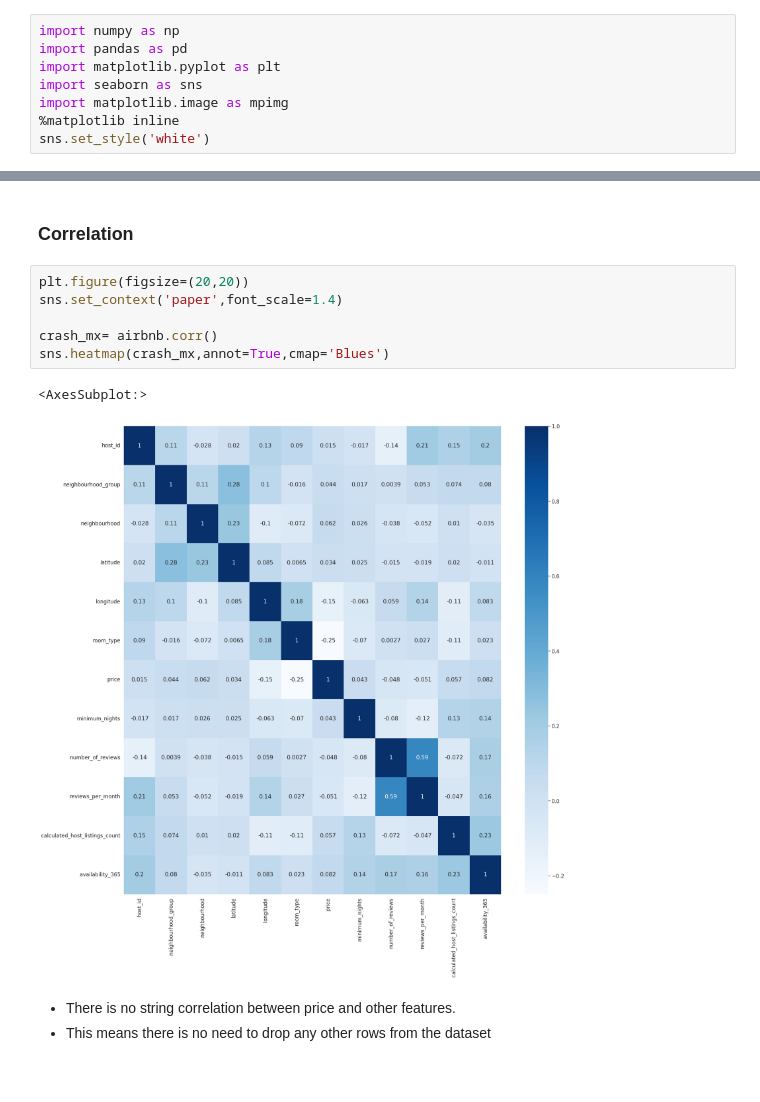
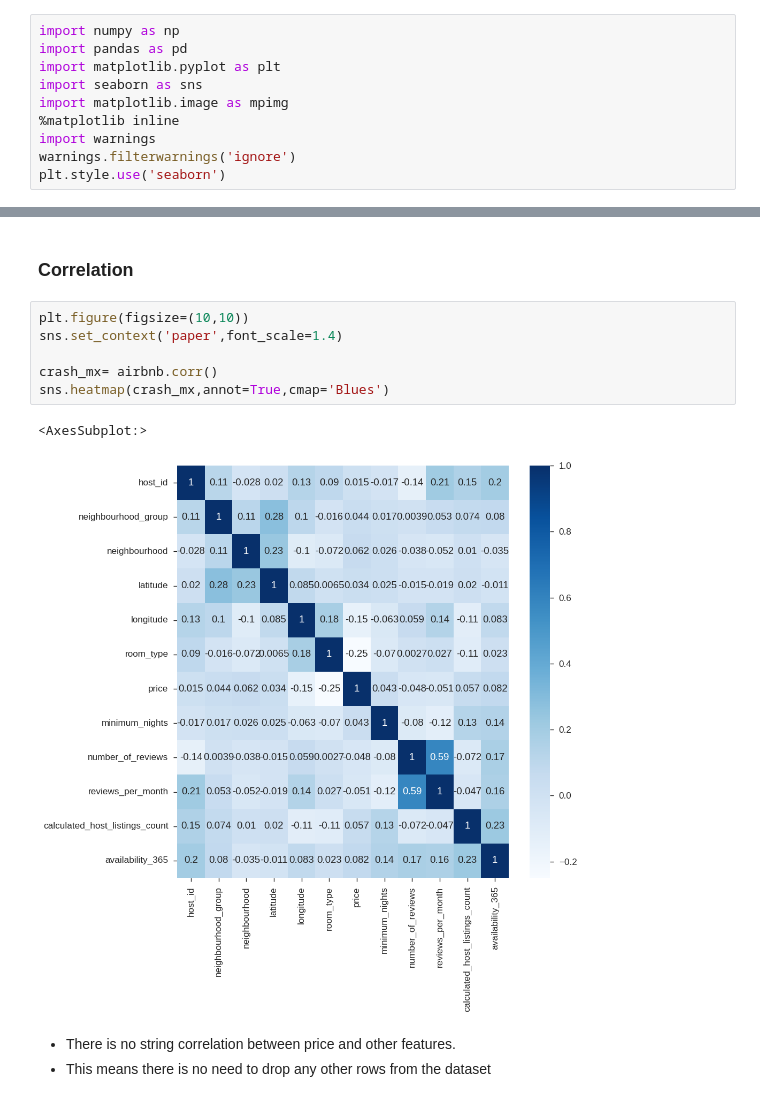
Before and after one commit to aman-singanamala/EDA-s, a Jupyter notebook: New-York-City-Airbnb-Open-Data/analysis.ipynb, the cells around one changed output, grey strips where cells are left out. Cells and saved outputs as stored; diff of their text form.

```diff
--- a/New-York-City-Airbnb-Open-Data/analysis.ipynb
+++ b/New-York-City-Airbnb-Open-Data/analysis.ipynb
@@ -7,7 +7,9 @@ import matplotlib.pyplot as plt
 import seaborn as sns
 import matplotlib.image as mpimg
 %matplotlib inline
-sns.set_style('white')
+import warnings
+warnings.filterwarnings('ignore')
+plt.style.use('seaborn')
 # %% [markdown]
 #### Read Data
 # %%
@@ -213,14 +222,14 @@ airbnb['room_type']= airbnb['room_type'].astype("category").cat.codes
 # %% [markdown]
 ### Correlation
 # %%
-plt.figure(figsize=(20,20))
+plt.figure(figsize=(10,10))
 sns.set_context('paper',font_scale=1.4)
 
 crash_mx= airbnb.corr()
 sns.heatmap(crash_mx,annot=True,cmap='Blues')
 # %% [output]
 <AxesSubplot:>
-[figure, old version]
+[figure, new version]
 # %% [markdown]
 * There is no string correlation between price and other features.
 * This means there is no need to drop any other rows from the dataset
```
Also changed, not shown: parts of 8 cells of this notebook, 6 other files.
